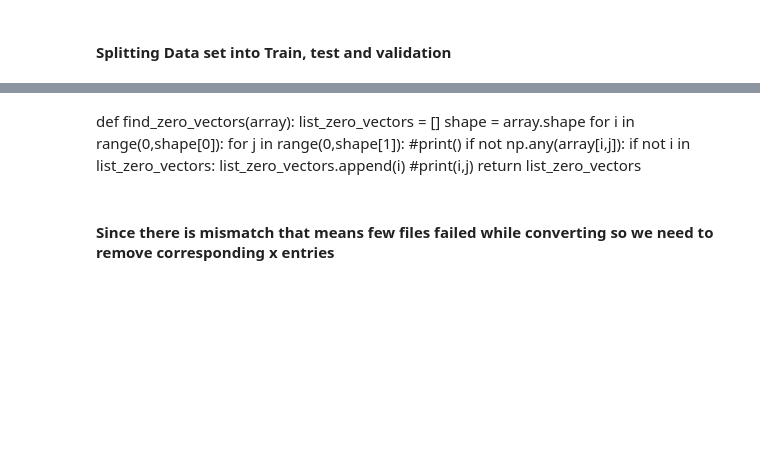
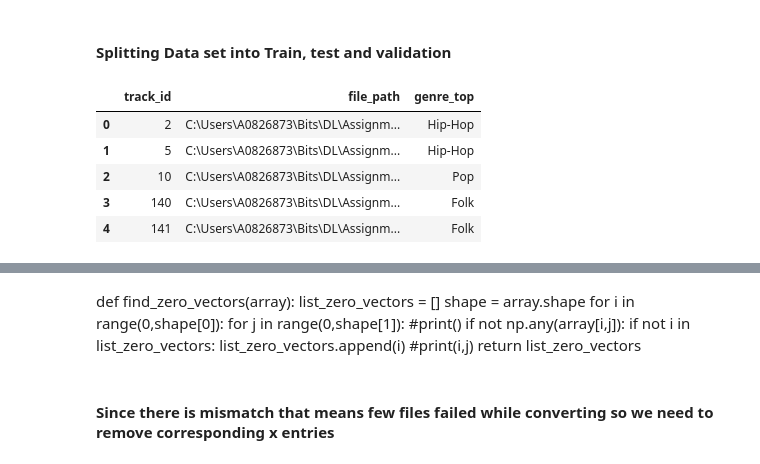
Before and after one commit to chakradharkowsik/DL, a Jupyter notebook: MusicGenreClassification.ipynb, the cells around one changed output, grey strips where cells are left out. Saved outputs shown, nothing was run; the diff lists cells and outputs as text; code cells hidden in the pictures; blank space fills up the shorter version.

```diff
--- a/MusicGenreClassification.ipynb
+++ b/MusicGenreClassification.ipynb
@@ -429,3 +429,12 @@ class MusicFeatureExtractor:
                 directory = "%s/%s" % (dir_folder, file)
                 list_of_audio.append(directory)
         return list_of_audio
+# %%
+track_info.head()
+# %% [output]
+|  | track_id | file_path | genre_top |
+| 0 | 2 | C:\Users\A0826873\Bits\DL\Assignm... | Hip-Hop |
+| 1 | 5 | C:\Users\A0826873\Bits\DL\Assignm... | Hip-Hop |
+| 2 | 10 | C:\Users\A0826873\Bits\DL\Assignm... | Pop |
+| 3 | 140 | C:\Users\A0826873\Bits\DL\Assignm... | Folk |
+| 4 | 141 | C:\Users\A0826873\Bits\DL\Assignm... | Folk |
```
Also changed, not shown: parts of 19 cells of this notebook, 6 other files.
